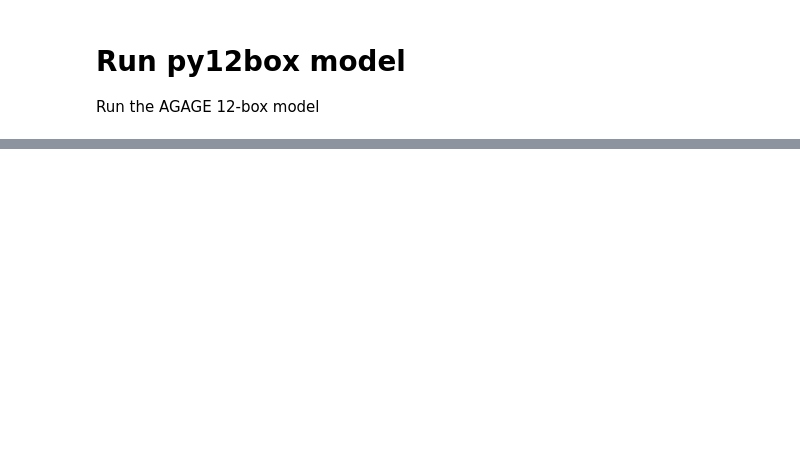
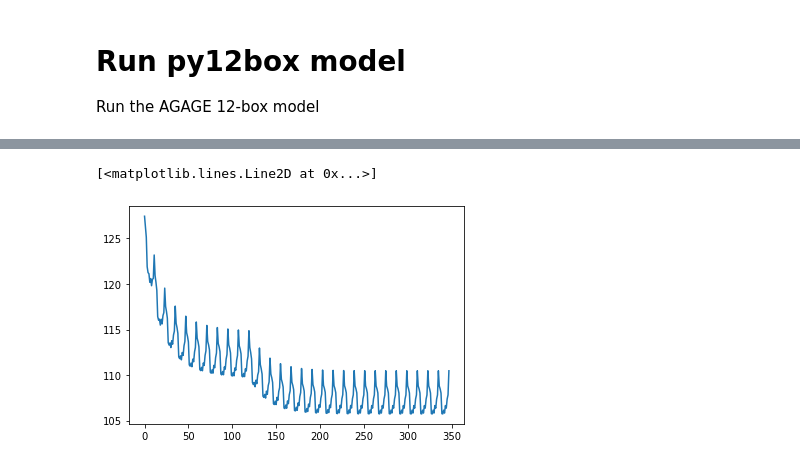
Before and after one commit to mrghg/py12box, a Jupyter notebook: index.ipynb, the cells around one changed output, grey strips where cells are left out. Drawn from its saved outputs; the diff is of its cells as text; code cells hidden in the pictures; blank space fills up the shorter version.

```diff
--- a/index.ipynb
+++ b/index.ipynb
@@ -41,0 +49,5 @@ plt.show()
+# %%
+plt.plot(lifetimes["global_total"])
+# %% [output]
+[<matplotlib.lines.Line2D at 0x...>]
+[figure, added]
```
Also changed, not shown: parts of 6 cells of this notebook, 17 other files.
